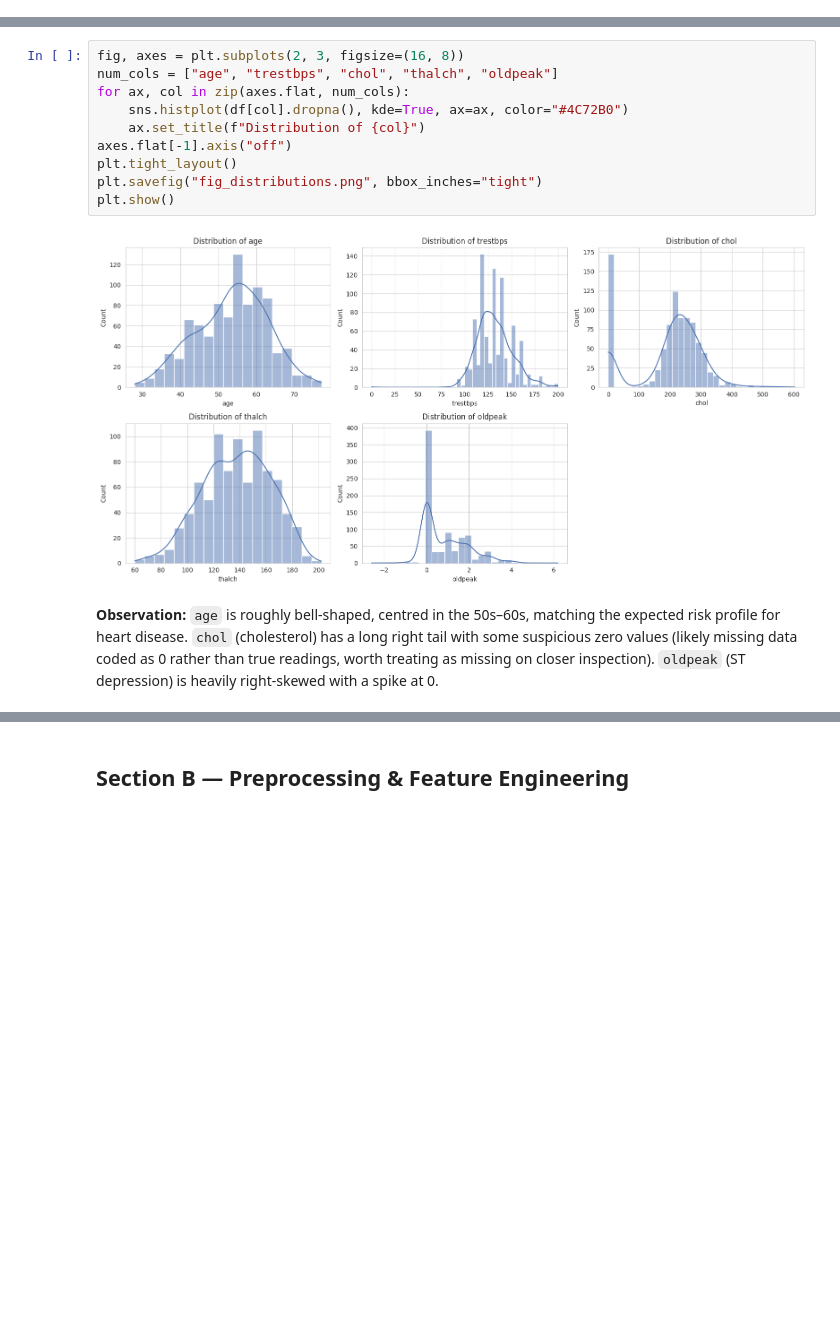
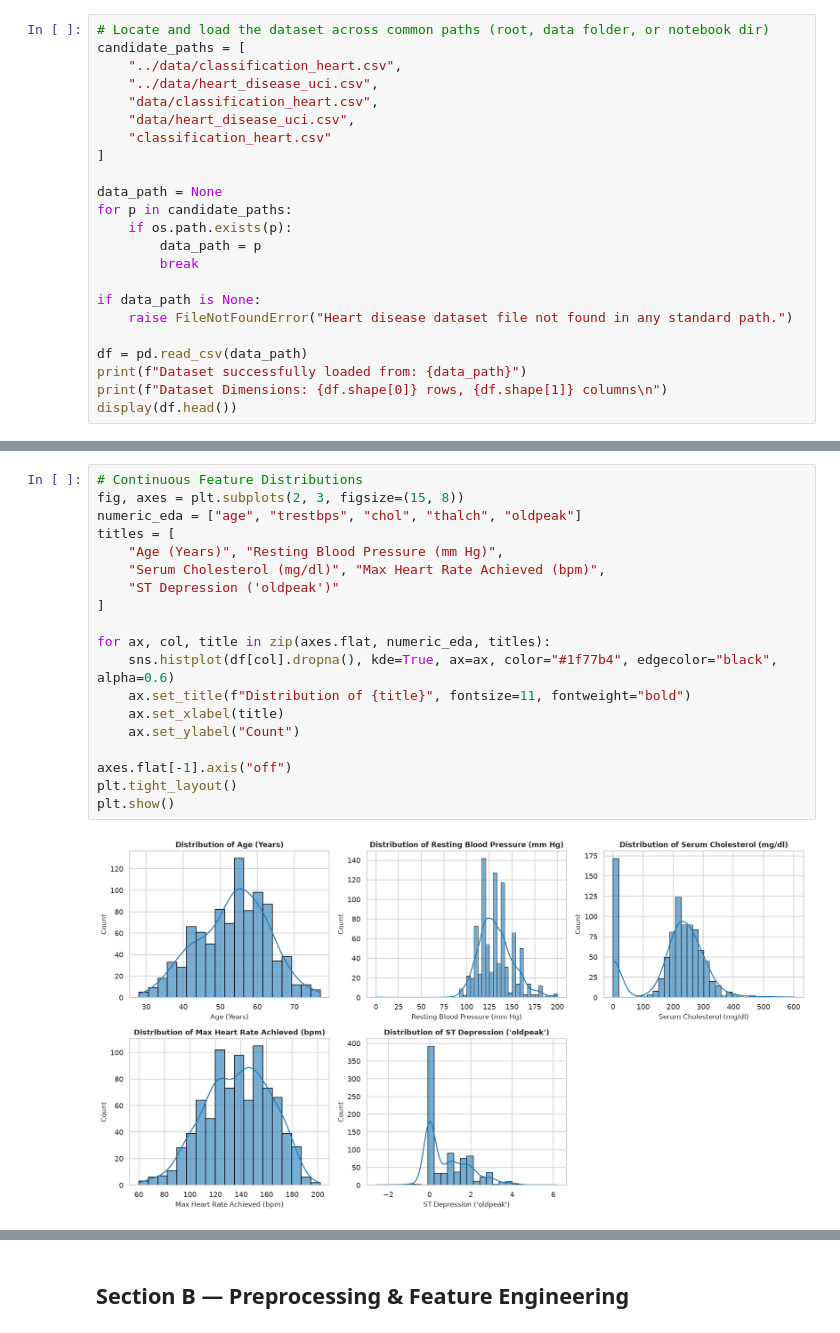
Before and after one commit to sowmya24057/23CSE301_ml_capstone, a Jupyter notebook: notebooks/classification.ipynb, the cells around one changed output, grey strips where cells are left out. Cells and saved outputs as stored; diff of their text form; blank space fills up the shorter version.

```diff
--- a/notebooks/classification.ipynb
+++ b/notebooks/classification.ipynb
@@ -122,0 +110,23 @@ report precision/recall/F1 rather than accuracy alone.
+# %%
+# Locate and load the dataset across common paths (root, data folder, or notebook dir)
+candidate_paths = [
+    "../data/classification_heart.csv",
+    "../data/heart_disease_uci.csv",
+    "data/classification_heart.csv",
+    "data/heart_disease_uci.csv",
+    "classification_heart.csv"
+]
+
+data_path = None
+for p in candidate_paths:
+    if os.path.exists(p):
+        data_path = p
+        break
+
+if data_path is None:
+    raise FileNotFoundError("Heart disease dataset file not found in any standard path.")
+
+df = pd.read_csv(data_path)
+print(f"Dataset successfully loaded from: {data_path}")
+print(f"Dataset Dimensions: {df.shape[0]} rows, {df.shape[1]} columns\n")
+display(df.head())
@@ -123,18 +214,21 @@ report precision/recall/F1 rather than accuracy alone.
 # %%
-fig, axes = plt.subplots(2, 3, figsize=(16, 8))
-num_cols = ["age", "trestbps", "chol", "thalch", "oldpeak"]
-for ax, col in zip(axes.flat, num_cols):
-    sns.histplot(df[col].dropna(), kde=True, ax=ax, color="#4C72B0")
-    ax.set_title(f"Distribution of {col}")
+# Continuous Feature Distributions
+fig, axes = plt.subplots(2, 3, figsize=(15, 8))
+numeric_eda = ["age", "trestbps", "chol", "thalch", "oldpeak"]
+titles = [
+    "Age (Years)", "Resting Blood Pressure (mm Hg)",
+    "Serum Cholesterol (mg/dl)", "Max Heart Rate Achieved (bpm)",
+    "ST Depression ('oldpeak')"
+]
+
+for ax, col, title in zip(axes.flat, numeric_eda, titles):
+    sns.histplot(df[col].dropna(), kde=True, ax=ax, color="#1f77b4", edgecolor="black", alpha=0.6)
+    ax.set_title(f"Distribution of {title}", fontsize=11, fontweight="bold")
+    ax.set_xlabel(title)
+    ax.set_ylabel("Count")
+
 axes.flat[-1].axis("off")
 plt.tight_layout()
-plt.savefig("fig_distributions.png", bbox_inches="tight")
 plt.show()
 # %% [output]
-[figure, old version]
+[figure, new version]
-# %% [markdown]
-**Observation:** `age` is roughly bell-shaped, centred in the 50s–60s, matching
-the expected risk profile for heart disease. `chol` (cholesterol) has a long
-right tail with some suspicious zero values (likely missing data coded as 0
-rather than true readings, worth treating as missing on closer inspection).
-`oldpeak` (ST depression) is heavily right-skewed with a spike at 0.
```
Also changed, not shown: parts of 91 cells of this notebook, 1 other file.
